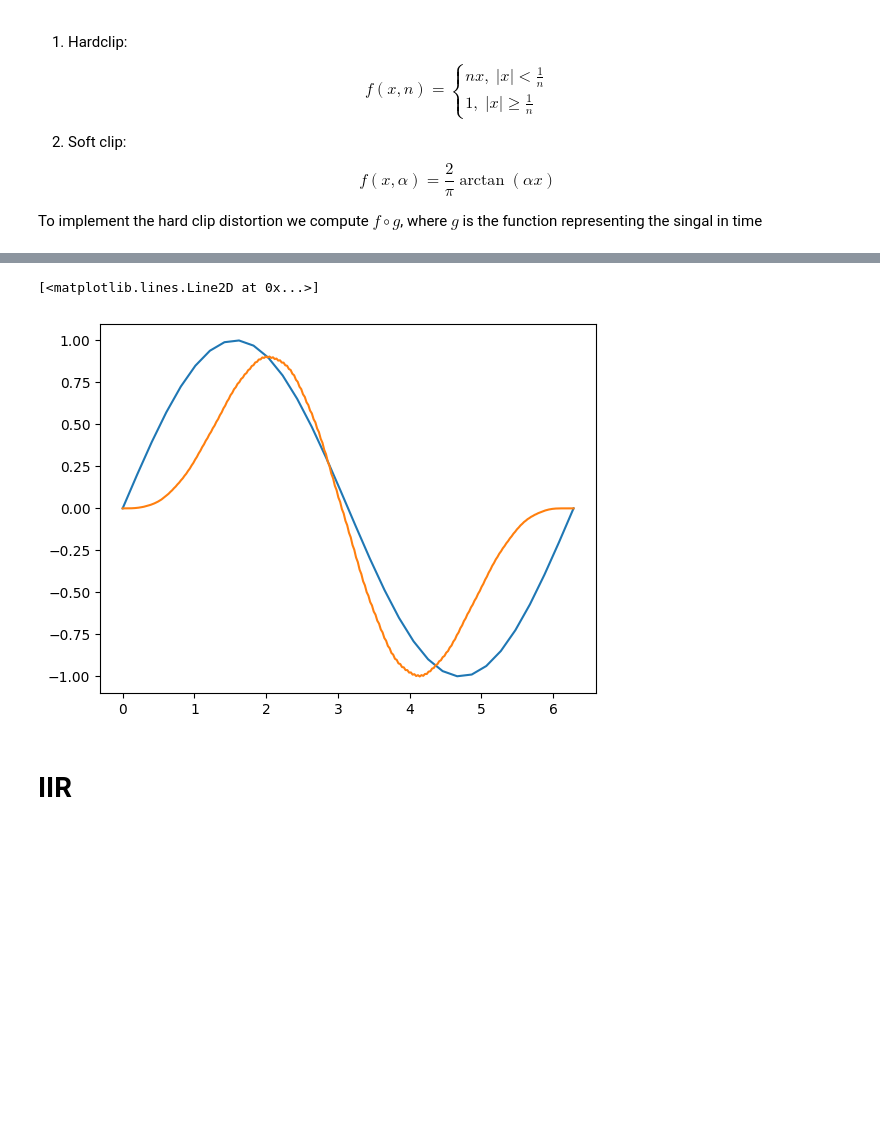
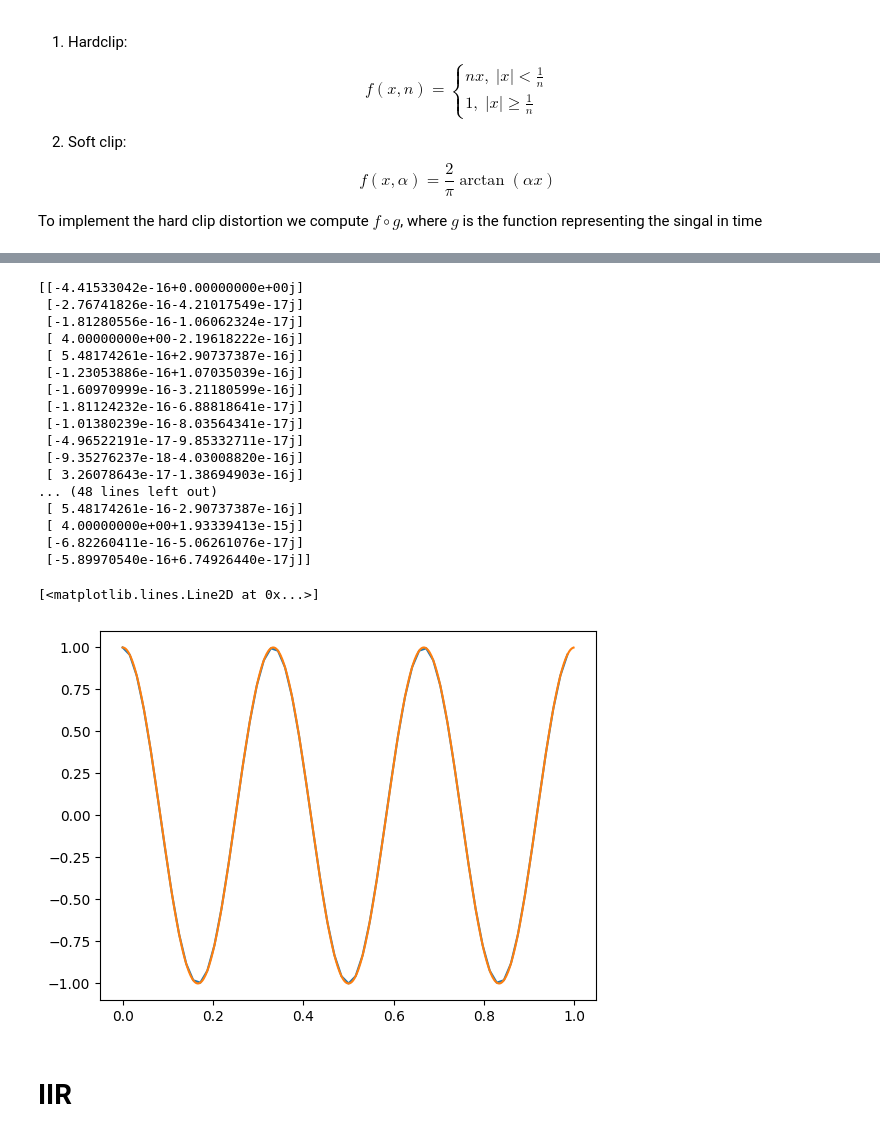
Before and after one commit to geekrope/dft, a Jupyter notebook: dft.ipynb, the cells around one changed output, grey strips where cells are left out. Cells and saved outputs as stored; diff of their text form; code cells hidden in the pictures; blank space fills up the shorter version.

```diff
--- a/dft.ipynb
+++ b/dft.ipynb
@@ -100,7 +100,7 @@ def fft(x, mode="regular", min_div=4):
     '''
     if x.ndim == 1:
         x = x[:, None]
-    N = len(x)
+    N = x.shape[0]
     K = N // 2
 
     if K * 2 != N:
@@ -605,7 +605,11 @@ def oversample_linear(signal, n):
     return np.interp(x, xp, signal)
 
 
-def resample_fft(signal, frame_size, n, overlap):
+def resample_fft(signal, frame_size, n, overlap, window_func=None):
+    '''
+    Args:
+      window_func of size frame_size * n to be applied after reconstruction
+    '''
     signal_framed, _ = split_frames(signal, frame_size, overlap)
     signal_fft = fft(signal_framed)
 
@@ -625,7 +629,7 @@ def resample_fft(signal, frame_size, n, overlap):
         overlap_size(resample_fft_size, overlap) + resample_fft_size
 
     restored = restore_from_spectrum(
-        padded, sample_size, resample_fft_size, overlap)
+        padded, sample_size, resample_fft_size, overlap, window_func)
     restored = restored / np.max(np.abs(restored)) * wav_range
 
     return restored
@@ -634,16 +638,16 @@ def resample_fft(signal, frame_size, n, overlap):
 freq = 30
 duration = 4
 
-oversample_ratio = 1
+oversample_ratio = 4
 sine = wav_range * np.cos(np.linspace(0,
                                       2 * freq * duration * np.pi,
                                       sample_rate * duration))
-frame_size = 1024
+frame_size = 256
 overlap = 0.5
 
 clipped = resample_fft(sine, frame_size, oversample_ratio, overlap)
 
-clipped = sample_hold(20, clipped / wav_range) * wav_range
+clipped = sample_hold(12, clipped / wav_range) * wav_range
 clipped = soft_clip(2, clipped / wav_range) * wav_range
 
 clipped = resample_fft(
@@ -666,19 +670,45 @@ save_audio(clipped, sample_rate, out_path, "clipped.wav")
 [interactive output not drawn]
 # %%
-n = 32
+n = 64
 k = 8
-x_undersample = np.linspace(0, 2 * np.pi, n)
-x_oversample = np.linspace(0, 2 * np.pi, n * k)
+f = 3
+x_undersample = np.linspace(0, 1 - 1 / n, n)
+x_oversample = np.linspace(0, 1 - 1 / (n * k), n * k)
 
-sine_undersample = np.sin(x_undersample)
-sine_oversample = resample_fft(sine_undersample, n, k, 0)
+sine_undersample = np.cos(x_undersample * f * 2 * np.pi)
+sine_oversample = resample_fft(
+    sine_undersample,
+    n,
+    k,
+    0,
+    window_func=np.ones(
+        n * k))
 sine_oversample /= np.max(np.abs(sine_oversample))
+
+print(fft(sine_undersample))
 
 plt.plot(x_undersample, sine_undersample)
 plt.plot(x_oversample, sine_oversample[:n * k])
 # %% [output]
-[<matplotlib.lines.Line2D at 0x...>]
+[[-4.41533042e-16+0.00000000e+00j]
+ [-2.76741826e-16-4.21017549e-17j]
+ [-1.81280556e-16-1.06062324e-17j]
+ [ 4.00000000e+00-2.19618222e-16j]
+ [ 5.48174261e-16+2.90737387e-16j]
+ [-1.23053886e-16+1.07035039e-16j]
+ [-1.60970999e-16-3.21180599e-16j]
+ [-1.81124232e-16-6.88818641e-17j]
+ [-1.01380239e-16-8.03564341e-17j]
+ [-4.96522191e-17-9.85332711e-17j]
+ [-9.35276237e-18-4.03008820e-16j]
+ [ 3.26078643e-17-1.38694903e-16j]
+... (48 lines left out)
+ [ 5.48174261e-16-2.90737387e-16j]
+ [ 4.00000000e+00+1.93339413e-15j]
+ [-6.82260411e-16-5.06261076e-17j]
+ [-5.89970540e-16+6.74926440e-17j]]
+[<matplotlib.lines.Line2D at 0x...>]
-[figure, old version]
+[figure, new version]
 # %% [markdown]
 # IIR
 # %% [markdown]
```
Also changed, not shown: parts of 1 cell of this notebook, 7 other files.
